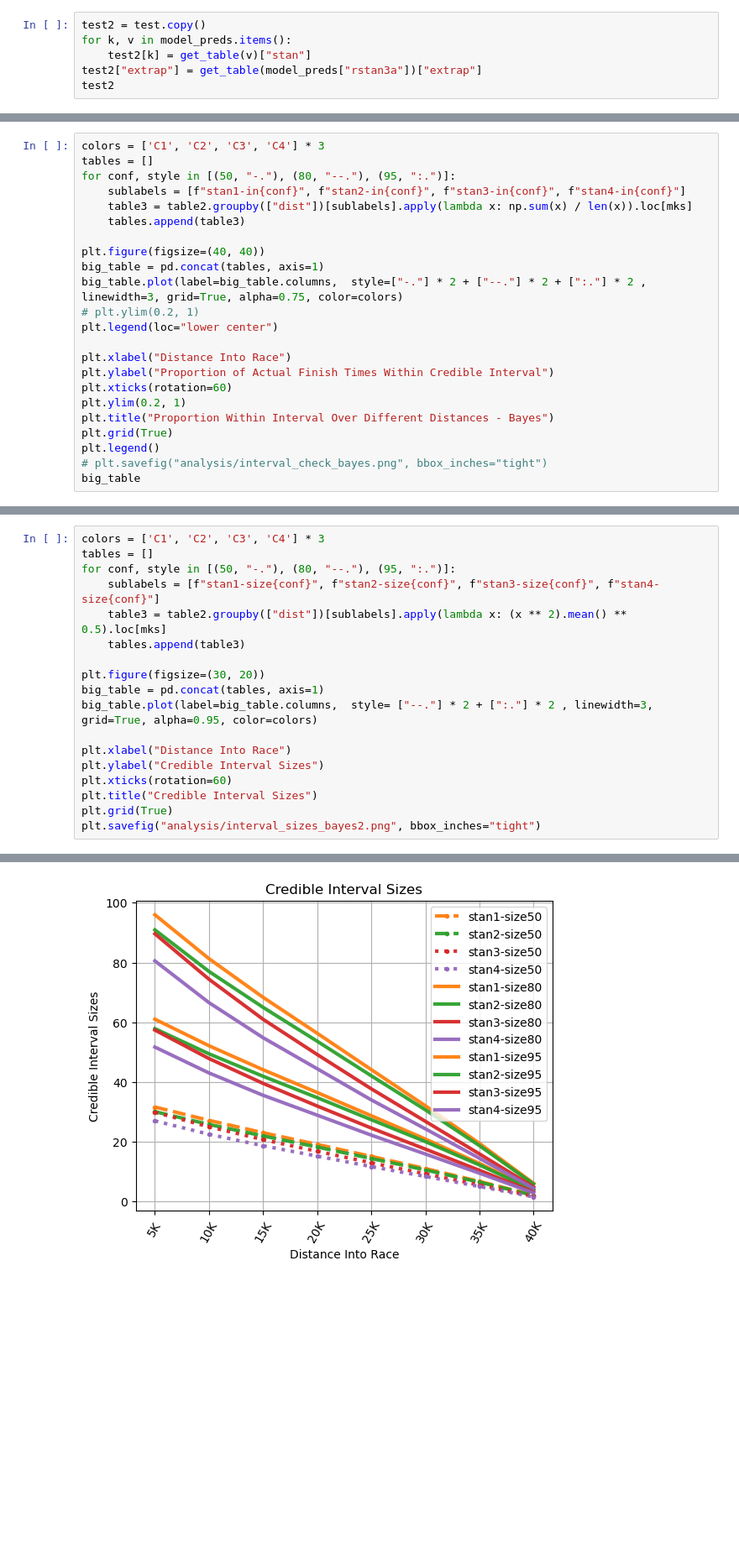
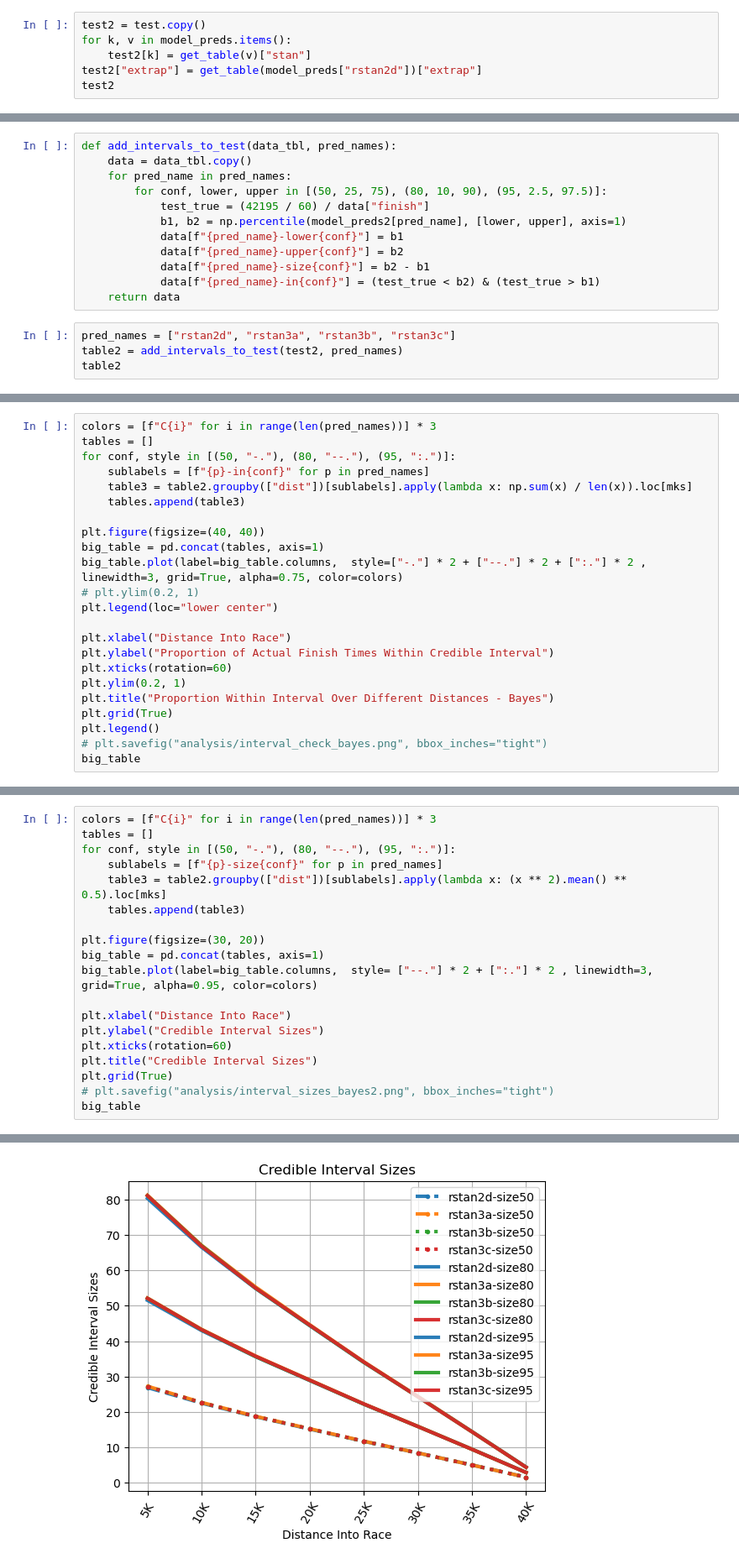
Before and after one commit to eaegerber/Marathon_Predictor, a Jupyter notebook: compare.ipynb, the cells around one changed output, grey strips where cells are left out. Shown at 84% size. Drawn from its saved outputs; the diff is of its cells as text; blank space fills up the shorter version.

Commit message:
Add additional stan models

```diff
--- a/compare.ipynb
+++ b/compare.ipynb
@@ -61,7 +81,7 @@ array([[3.45770303, 3.55477524, 3.79704851, ..., 4.06882452, 3.66620499,
 test2 = test.copy()
 for k, v in model_preds.items():
     test2[k] = get_table(v)["stan"]
-test2["extrap"] = get_table(model_preds["rstan3a"])["extrap"]
+test2["extrap"] = get_table(model_preds["rstan2d"])["extrap"]
 test2
 # %% [output]
 |  | id | dist | curr_pace | total_pace | finish | age | gender | year | prop | propleft | ... |
@@ -210,0 +174,16 @@ table2
+# %%
+def add_intervals_to_test(data_tbl, pred_names):
+    data = data_tbl.copy()
+    for pred_name in pred_names:
+        for conf, lower, upper in [(50, 25, 75), (80, 10, 90), (95, 2.5, 97.5)]:
+            test_true = (42195 / 60) / data["finish"]
+            b1, b2 = np.percentile(model_preds2[pred_name], [lower, upper], axis=1)
+            data[f"{pred_name}-lower{conf}"] = b1
+            data[f"{pred_name}-upper{conf}"] = b2
+            data[f"{pred_name}-size{conf}"] = b2 - b1
+            data[f"{pred_name}-in{conf}"] = (test_true < b2) & (test_true > b1)
+    return data
+# %%
+pred_names = ["rstan2d", "rstan3a", "rstan3b", "rstan3c"]
+table2 = add_intervals_to_test(test2, pred_names)
+table2
@@ -211,8 +204,8 @@ table2
 # %%
-colors = ['C1', 'C2', 'C3', 'C4'] * 3
+colors = [f"C{i}" for i in range(len(pred_names))] * 3
 tables = []
 for conf, style in [(50, "-."), (80, "--."), (95, ":.")]:
-    sublabels = [f"stan1-in{conf}", f"stan2-in{conf}", f"stan3-in{conf}", f"stan4-in{conf}"]
+    sublabels = [f"{p}-in{conf}" for p in pred_names]
     table3 = table2.groupby(["dist"])[sublabels].apply(lambda x: np.sum(x) / len(x)).loc[mks]
     tables.append(table3)
 
@@ -247,8 +240,8 @@ big_table
 # %%
-colors = ['C1', 'C2', 'C3', 'C4'] * 3
+colors = [f"C{i}" for i in range(len(pred_names))] * 3
 tables = []
 for conf, style in [(50, "-."), (80, "--."), (95, ":.")]:
-    sublabels = [f"stan1-size{conf}", f"stan2-size{conf}", f"stan3-size{conf}", f"stan4-size{conf}"]
+    sublabels = [f"{p}-size{conf}" for p in pred_names]
     table3 = table2.groupby(["dist"])[sublabels].apply(lambda x: (x ** 2).mean() ** 0.5).loc[mks]
     tables.append(table3)
 
@@ -261,5 +254,6 @@ plt.ylabel("Credible Interval Sizes")
 plt.xticks(rotation=60)
 plt.title("Credible Interval Sizes")
 plt.grid(True)
-plt.savefig("analysis/interval_sizes_bayes2.png", bbox_inches="tight")
+# plt.savefig("analysis/interval_sizes_bayes2.png", bbox_inches="tight")
+big_table
 # %% [output]
@@ -266,2 +270,2 @@ plt.savefig("analysis/interval_sizes_bayes2.png", bbox_inches="tight")
 <Figure size 3000x2000 with 0 Axes>
-[figure, old version]
+[figure, new version]
```
Also changed, not shown: parts of 18 cells of this notebook, 2 other files.
